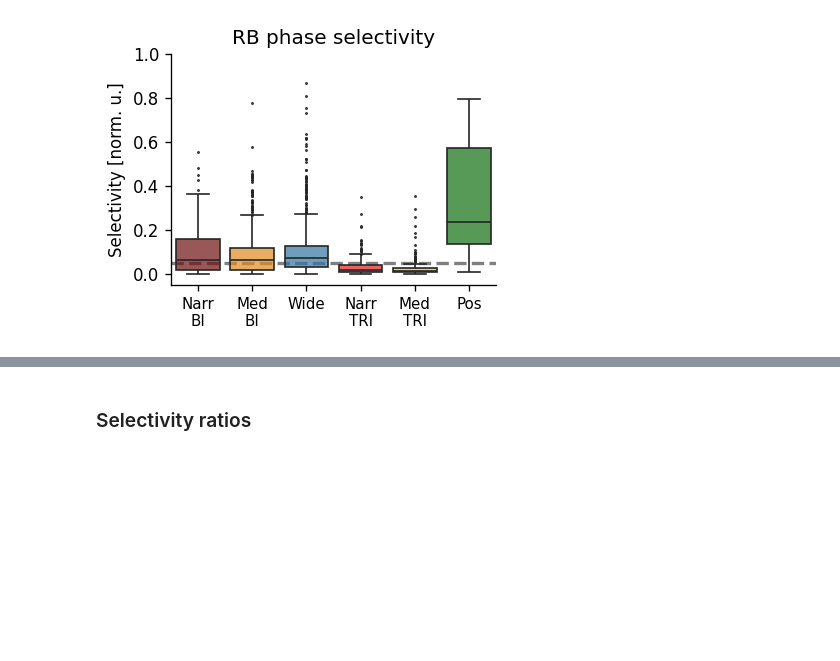
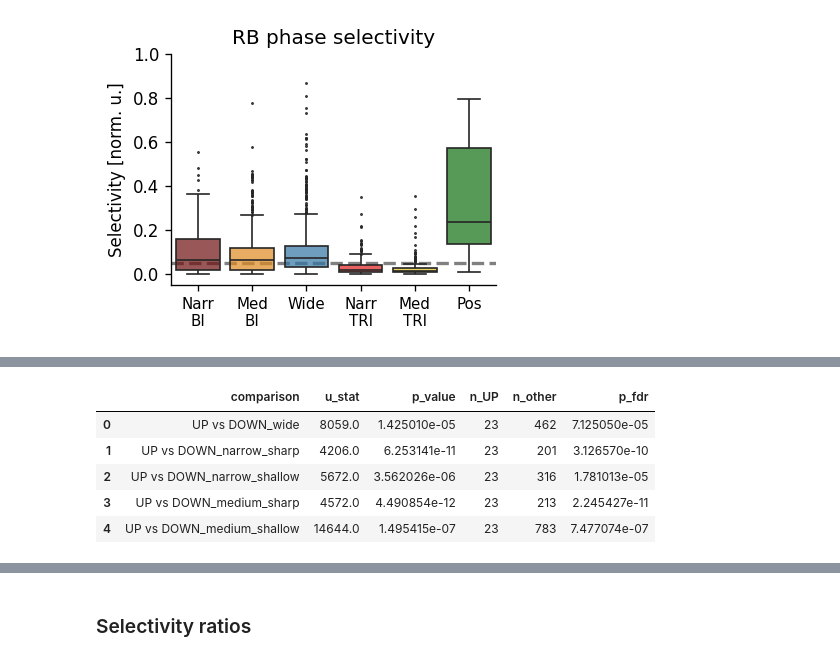
Before and after one commit to NEAM-MFF/Ripples_project, a Jupyter notebook: code/panel_notebooks/F_3_phase_pref.ipynb, the cells around one changed output, grey strips where cells are left out. Saved outputs shown, nothing was run; the diff lists cells and outputs as text; code cells hidden in the pictures; blank space fills up the shorter version.

```diff
--- a/code/panel_notebooks/F_3_phase_pref.ipynb
+++ b/code/panel_notebooks/F_3_phase_pref.ipynb
@@ -482,0 +534,12 @@ plt.close()
+# %%
+# Multiple-testing correction (FDR)
+results_df['p_fdr'] = multipletests(results_df['p_value'], method='bonferroni')[1]
+
+results_df
+# %% [output]
+|  | comparison | u_stat | p_value | n_UP | n_other | p_fdr |
+| 0 | UP vs DOWN_wide | 8059.0 | 1.425010e-05 | 23 | 462 | 7.125050e-05 |
+| 1 | UP vs DOWN_narrow_sharp | 4206.0 | 6.253141e-11 | 23 | 201 | 3.126570e-10 |
+| 2 | UP vs DOWN_narrow_shallow | 5672.0 | 3.562026e-06 | 23 | 316 | 1.781013e-05 |
+| 3 | UP vs DOWN_medium_sharp | 4572.0 | 4.490854e-12 | 23 | 213 | 2.245427e-11 |
+| 4 | UP vs DOWN_medium_shallow | 14644.0 | 1.495415e-07 | 23 | 783 | 7.477074e-07 |
```
Also changed, not shown: parts of 15 cells of this notebook, 2 other files.
